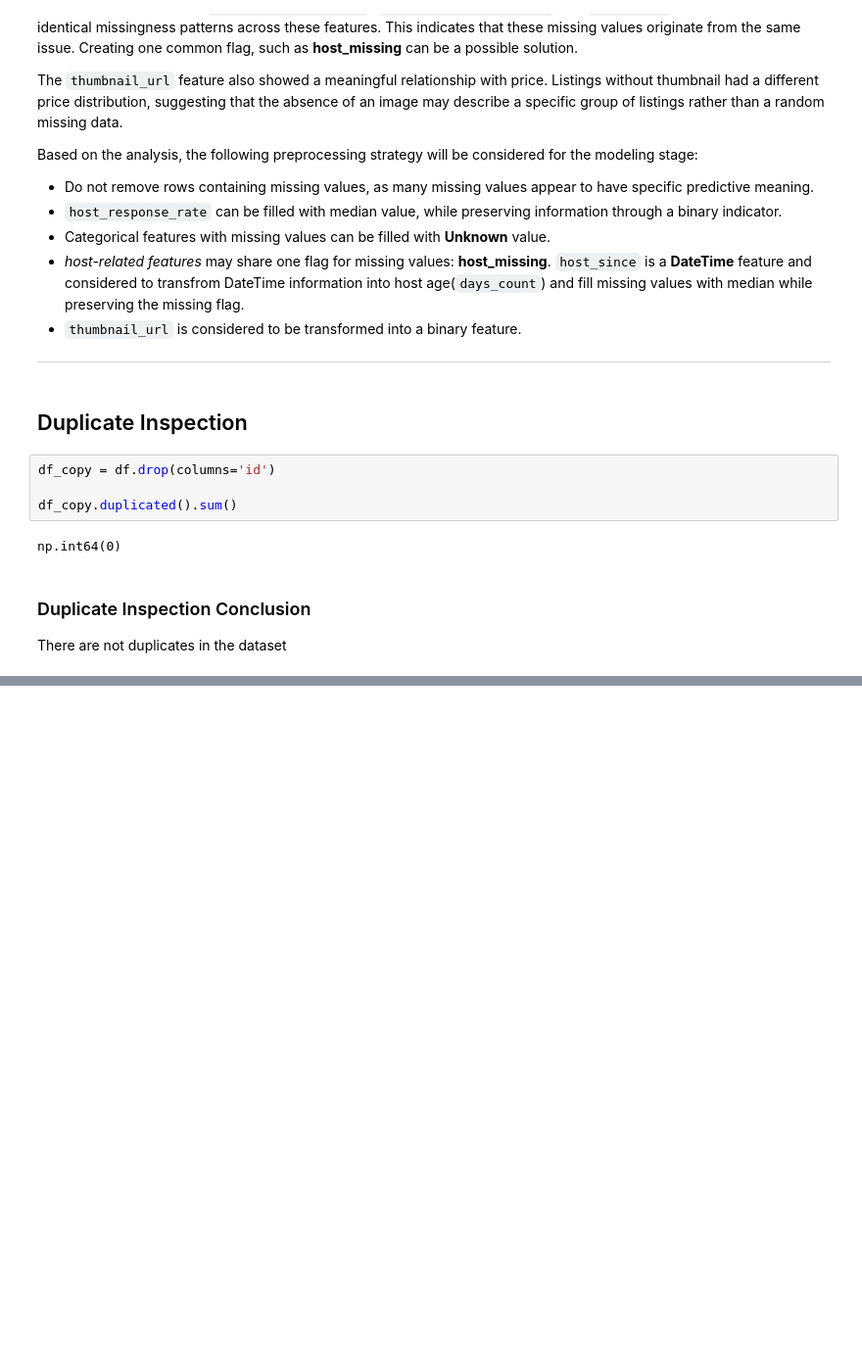
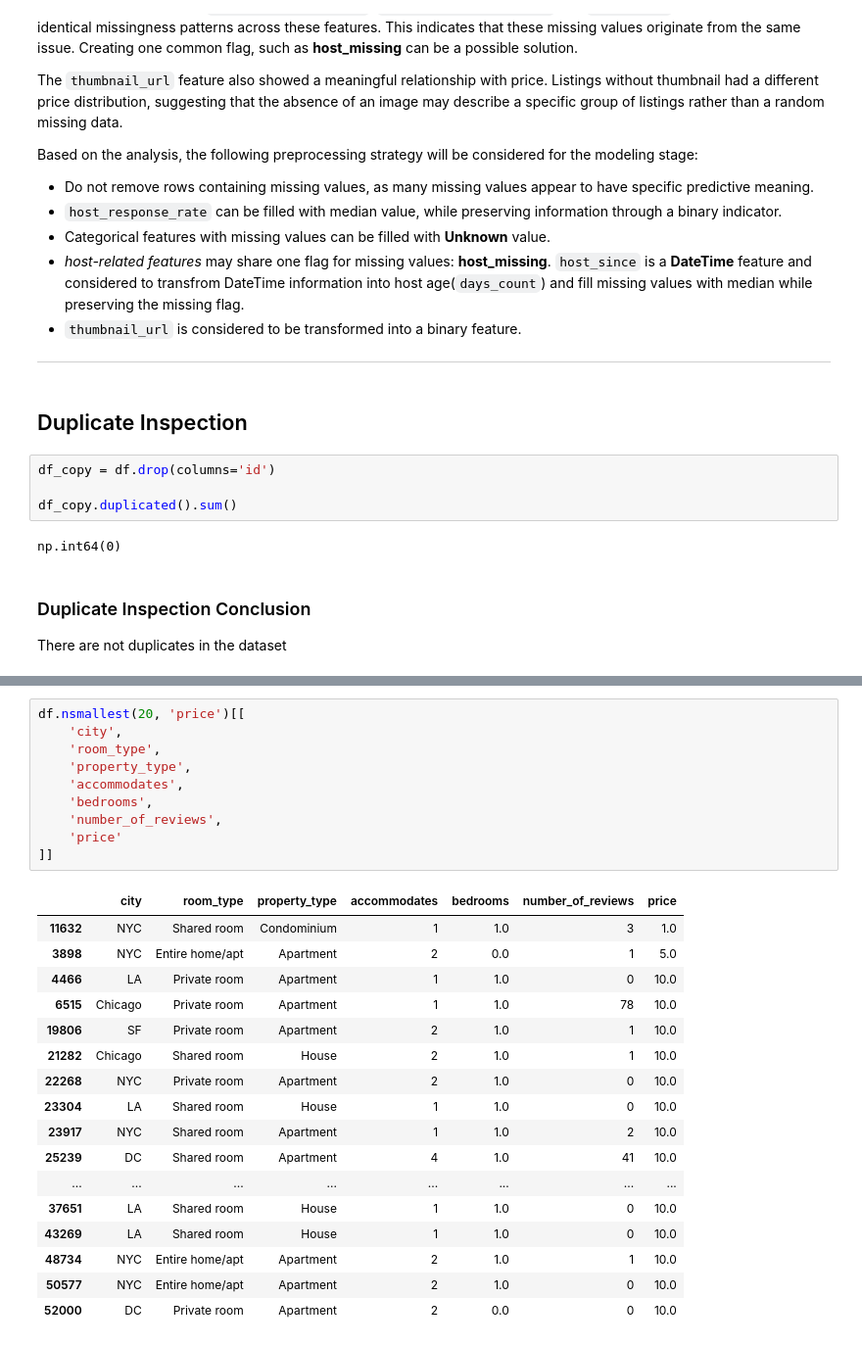
Before and after one commit to Car1LL/airbnb_prices_prediction, a Jupyter notebook: notebooks/01_EDA.ipynb, the cells around one changed output, grey strips where cells are left out. Shown at 98% size. Saved outputs shown, nothing was run; the diff lists cells and outputs as text; blank space fills up the shorter version.

```diff
--- a/notebooks/01_EDA.ipynb
+++ b/notebooks/01_EDA.ipynb
@@ -253,0 +322,28 @@ There are not duplicates in the dataset
+# %%
+df.nsmallest(20, 'price')[[
+    'city',
+    'room_type',
+    'property_type',
+    'accommodates',
+    'bedrooms',
+    'number_of_reviews',
+    'price'
+]]
+# %% [output]
+|  | city | room_type | property_type | accommodates | bedrooms | number_of_reviews | price |
+| 11632 | NYC | Shared room | Condominium | 1 | 1.0 | 3 | 1.0 |
+| 3898 | NYC | Entire home/apt | Apartment | 2 | 0.0 | 1 | 5.0 |
+| 4466 | LA | Private room | Apartment | 1 | 1.0 | 0 | 10.0 |
+| 6515 | Chicago | Private room | Apartment | 1 | 1.0 | 78 | 10.0 |
+| 19806 | SF | Private room | Apartment | 2 | 1.0 | 1 | 10.0 |
+| 21282 | Chicago | Shared room | House | 2 | 1.0 | 1 | 10.0 |
+| 22268 | NYC | Private room | Apartment | 2 | 1.0 | 0 | 10.0 |
+| 23304 | LA | Shared room | House | 1 | 1.0 | 0 | 10.0 |
+| 23917 | NYC | Shared room | Apartment | 1 | 1.0 | 2 | 10.0 |
+| 25239 | DC | Shared room | Apartment | 4 | 1.0 | 41 | 10.0 |
+| ... | ... | ... | ... | ... | ... | ... | ... |
+| 37651 | LA | Shared room | House | 1 | 1.0 | 0 | 10.0 |
+| 43269 | LA | Shared room | House | 1 | 1.0 | 0 | 10.0 |
+| 48734 | NYC | Entire home/apt | Apartment | 2 | 1.0 | 1 | 10.0 |
+| 50577 | NYC | Entire home/apt | Apartment | 2 | 1.0 | 0 | 10.0 |
+| 52000 | DC | Private room | Apartment | 2 | 0.0 | 0 | 10.0 |
```
Also changed, not shown: parts of 17 cells of this notebook.
